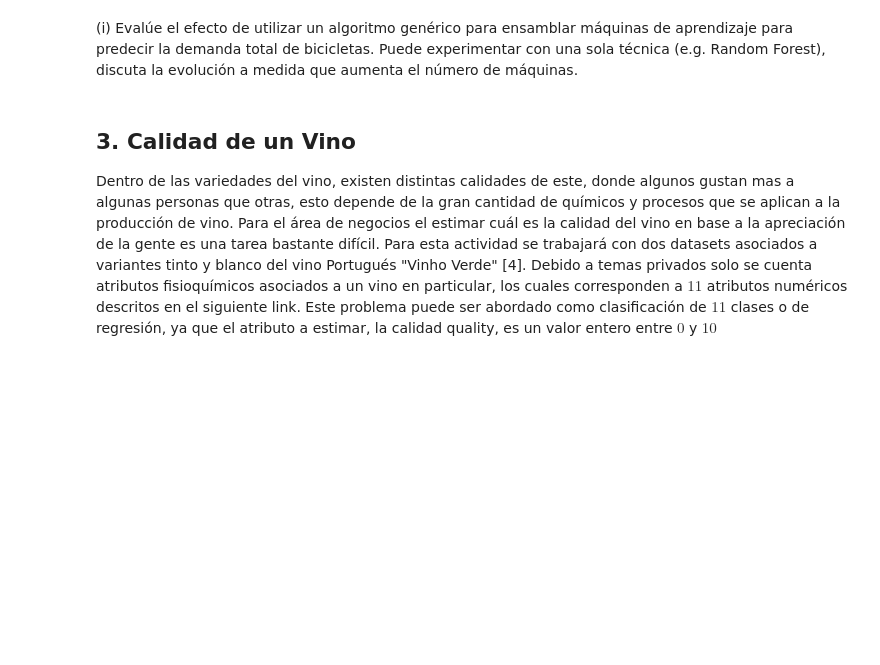
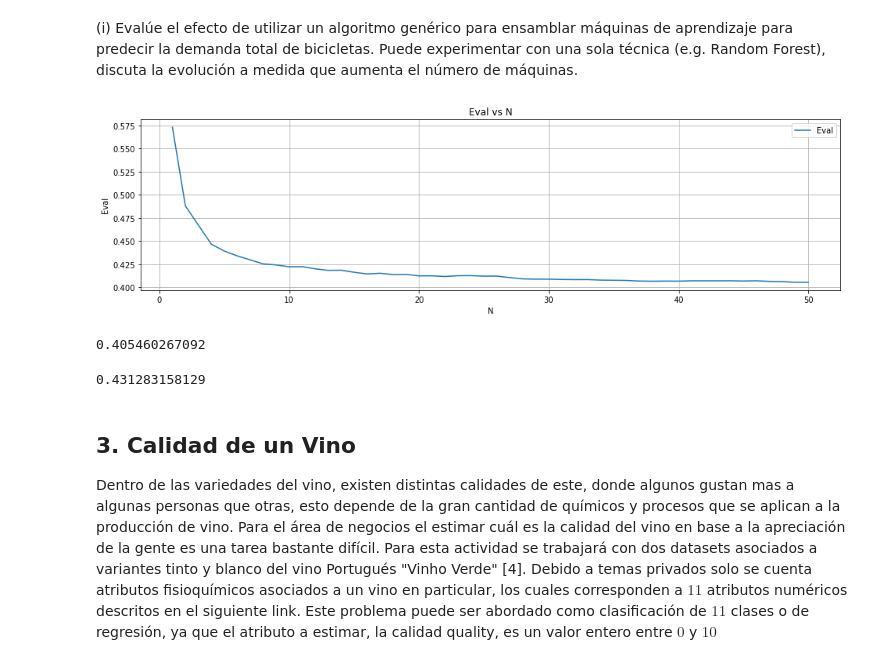
Before and after one commit to dsanmartin/INF578-HW, a Jupyter notebook: 3/Tarea3-ML.ipynb, the cells around one changed output. Saved outputs shown, nothing was run; the diff lists cells and outputs as text; code cells hidden in the pictures; blank space fills up the shorter version.

```diff
--- a/3/Tarea3-ML.ipynb
+++ b/3/Tarea3-ML.ipynb
@@ -761,2 +991,19 @@ la evolución a medida que aumenta el número de máquinas.
+# %%
+# Split data
+X_train = Xdf[0:ntrain].values
+X_val = Xdf[ntrain:nval].values
+X_test = Xdf[nval:].values
+Y_train = Ydf[0:ntrain].values
+Y_val = Ydf[ntrain:nval].values
+Y_test = Ydf[nval:].values
+# %%
+from sklearn.preprocessing import StandardScaler
+
+scalerX = StandardScaler()
+X_train = scalerX.fit_transform(X_train)
+X_val = scalerX.fit_transform(X_val)
+X_test = scalerX.transform(X_test)
+
+Y_train = np.log(Y_train)
 # %%
 from sklearn.ensemble import RandomForestRegressor
@@ -764,3 +1012,28 @@ model = RandomForestRegressor(n_estimators=10,max_depth=max_depth,random_state=0
+# %%
+N = 50
+NE = np.arange(1, N + 1)
+modelRFRs = [None] * N
+kagg_vals = np.zeros(N)
+# %%
+for i in range(N):
+    modelRFRs[i] = RandomForestRegressor(n_estimators=NE[i], max_depth=50, random_state=0)
+    modelRFRs[i].fit(X_train, Y_train)
+    Y_pred_val = modelRFRs[i].predict(X_val)
+    kagg_vals[i] = eval_bikemodel(np.exp(Y_pred_val), Y_val)
+# %%
+plotRFEval(NE, kagg_vals)
+# %% [output]
+[figure, added]
+# %%
+print (kagg_vals[-1])
+# %% [output]
+0.405460267092
+# %%
+Y_pred_test = modelRFRs[-1].predict(X_test)
+score_RFR = eval_bikemodel(np.exp(Y_pred_test), Y_test)
+print score_RFR
+# %% [output]
+0.431283158129
 # %% [markdown]
 ## 3. Calidad de un Vino
 
```
Also changed, not shown: parts of 22 cells of this notebook.
